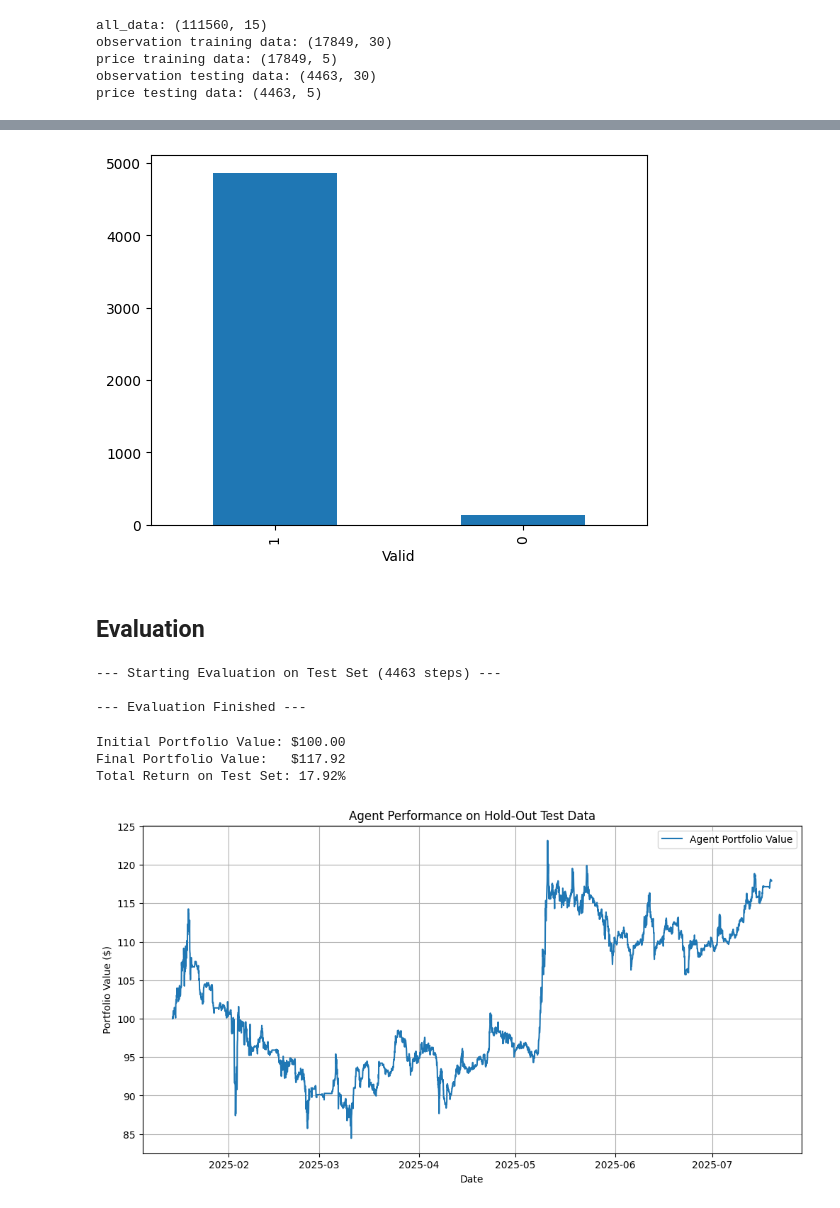
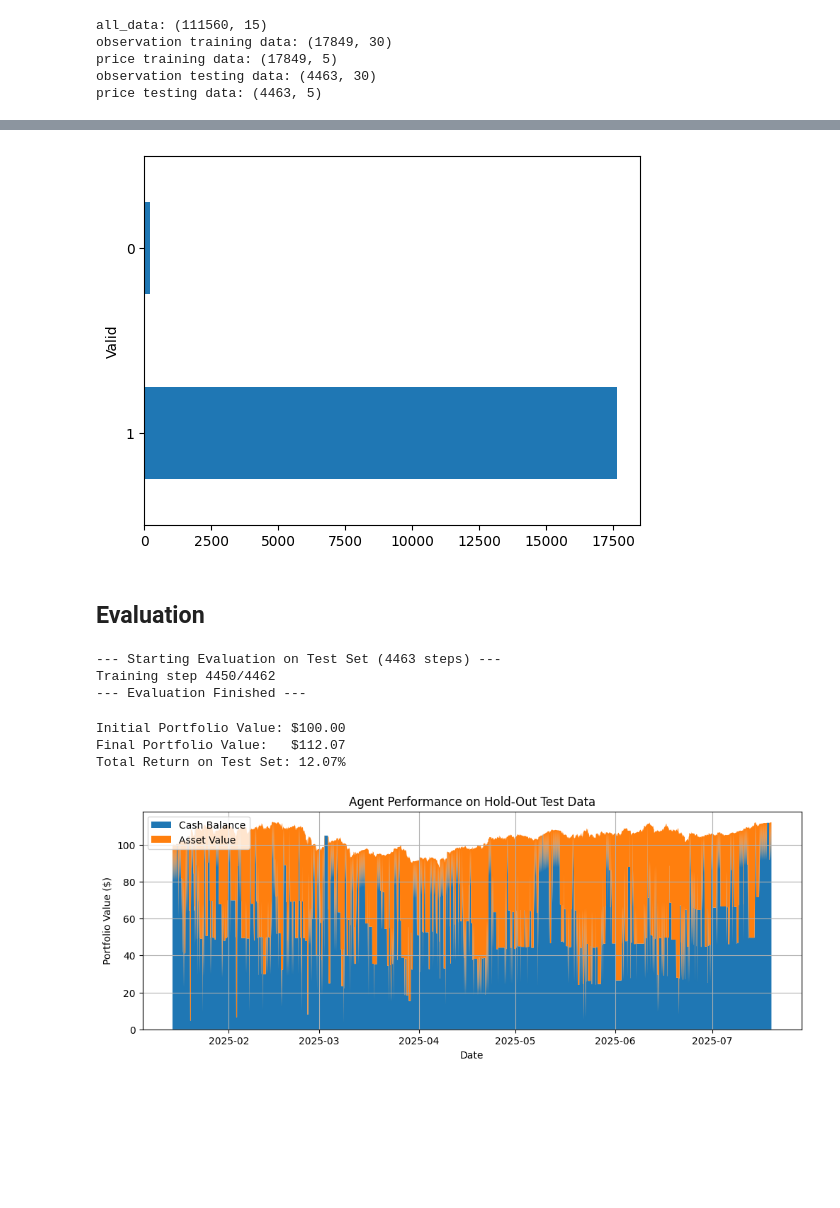
Before and after one commit to Pappa/bandido, a Jupyter notebook: notebooks/crypto/02-tf-agents-bandit-train.ipynb, the cells around one changed output, grey strips where cells are left out. Cells and saved outputs as stored; diff of their text form; code cells hidden in the pictures; blank space fills up the shorter version.

```diff
--- a/notebooks/crypto/02-tf-agents-bandit-train.ipynb
+++ b/notebooks/crypto/02-tf-agents-bandit-train.ipynb
@@ -46,7 +46,8 @@ DATA_FILEPATH = 'data/ohlcv.csv.gz'
 POLICY_SAVE_PATH = 'policy'
 
 # Model Hyperparameters
-NUM_TRAINING_STEPS = 5000  # Increased for more meaningful training
+NUM_TRAINING_STEPS = 20000  # Increased for more meaningful training
+NUM_TESTING_STEPS = 5000
 ALPHA = 1.0 # LinUCB exploration parameter
 TEST_SIZE = 0.2
 
@@ -301,14 +302,16 @@ trade_history_df.head(5)
 # %%
-trade_history_df['Valid'].value_counts().plot(kind='bar')
+trade_history_df['Valid'].value_counts().plot(kind='barh')
 plt.show()
 # %% [output]
-[figure, old version]
+[figure, new version]
 # %% [markdown]
 ## Evaluation
 # %%
+num_steps_to_test = min(len(test_observation_scaled_df) - 1, NUM_TESTING_STEPS)
+
 eval_env = CryptoTradingEnvironment(
-    observation_df=test_observation_scaled_df,
-    prices_df=test_prices_df,
+    observation_df=test_observation_scaled_df[:num_steps_to_test],
+    prices_df=test_prices_df[:num_steps_to_test],
     symbols=SYMBOLS,
 )
 
@@ -317,10 +320,15 @@ print(f"\n--- Starting Evaluation on Test Set ({len(test_observation_scaled_df)}
 
 time_step = eval_env.reset()
 
+counter = 0
+
 # Loop until the environment signals the episode is over
 while not time_step.is_last():
     # The policy expects a batch dimension. We create a new TimeStep
     # object with the observation correctly batched.
+    counter += 1
+    if counter % 50 == 0:
+        print(f"\rTraining step {counter}/{num_steps_to_test}", end="")
 
     # A. Add the batch dimension to the observation tensor.
     observation_batch = tf.expand_dims(time_step.observation, 0)
@@ -339,31 +347,33 @@ while not time_step.is_last():
 print("\n--- Evaluation Finished ---")
 # %% [output]
 --- Starting Evaluation on Test Set (4463 steps) ---
-
+Training step 4450/4462
 --- Evaluation Finished ---
 # %%
 # 5. Report and Plot the Results
-# TODO: this is wrong. It doesn't include held assets
-portfolio_values = eval_env.balance_history
-seed_fund_value = portfolio_values[0]
-final_portfolio_value = portfolio_values[-1]
+balance_history = eval_env.balance_history
+asset_value_history = eval_env.asset_value_history
+portfolio_value_history = eval_env.portfolio_value_history
+seed_fund_value = balance_history[0]
+final_portfolio_value = portfolio_value_history[-1]
 total_return_pct = ((final_portfolio_value - seed_fund_value) / seed_fund_value) * 100
 
 print(f"Initial Portfolio Value: ${seed_fund_value:,.2f}")
 print(f"Final Portfolio Value:   ${final_portfolio_value:,.2f}")
 print(f"Total Return on Test Set: {total_return_pct:.2f}%")
 
 # Plot the portfolio value over time
-plt.figure(figsize=(12, 6))
-plt.plot(test_prices_df.index[:len(portfolio_values)], portfolio_values, label='Agent Portfolio Value')
+plt.figure(figsize=(12, 4))
+plt.stackplot(test_prices_df.index[:len(balance_history)],[balance_history, asset_value_history], labels=['Cash Balance','Asset Value'])
+plt.legend(loc='upper left')
 plt.title('Agent Performance on Hold-Out Test Data')
 plt.xlabel('Date')
 plt.ylabel('Portfolio Value ($)')
-plt.legend()
+# plt.legend()
 plt.grid(True)
 plt.show()
 # %% [output]
 Initial Portfolio Value: $100.00
-Final Portfolio Value:   $117.92
-Total Return on Test Set: 17.92%
+Final Portfolio Value:   $112.07
+Total Return on Test Set: 12.07%
-[figure, old version]
+[figure, new version]
```
Also changed, not shown: parts of 7 cells of this notebook, 1 other file.
